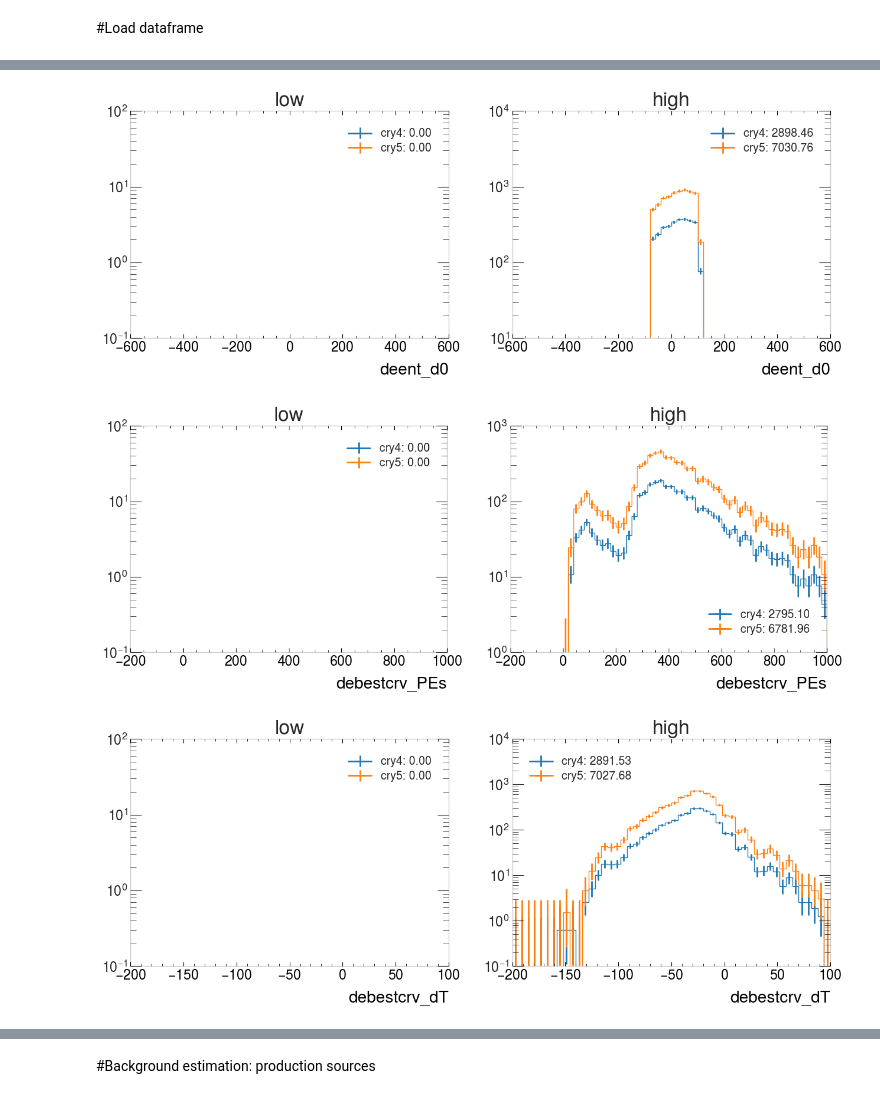
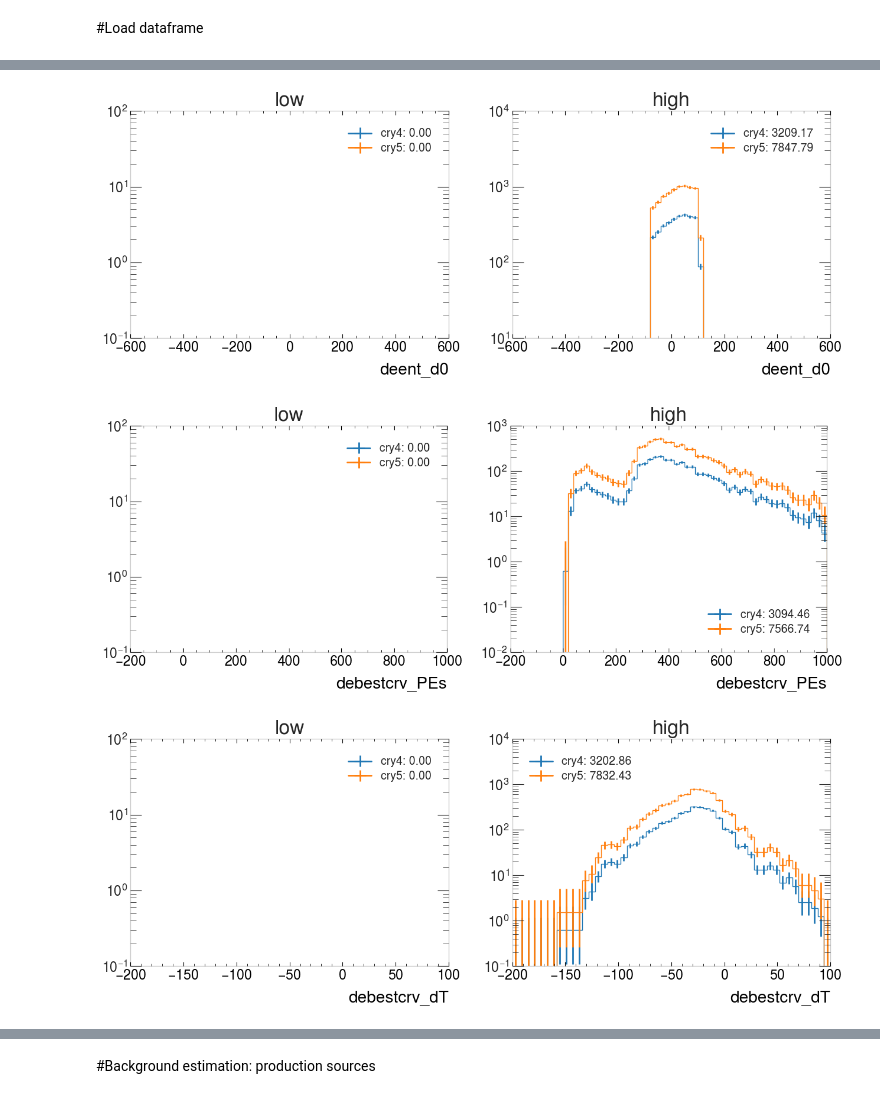
Before and after one commit to aamirkhanov/mu2e_crv, a Jupyter notebook: BackgroundEstimatorCRY5_v3.ipynb, the cells around one changed output, grey strips where cells are left out. Cells and saved outputs as stored; diff of their text form; code cells hidden in the pictures.

```diff
--- a/BackgroundEstimatorCRY5_v3.ipynb
+++ b/BackgroundEstimatorCRY5_v3.ipynb
@@ -88,9 +92,9 @@ cuts = [
     "(deent_td > 0.577350)",
     "(deent_td < 1.000)",
     "(deent_d0 > -80)",
-    "(deent_d0 < 105)",
-    "(deent_maxr > 450)",
-    "(deent_maxr < 680)"
+    "(deent_d0 < 105)"
+    #"(deent_maxr > 450)",
+    #"(deent_maxr < 680)"
 ]
 cut_tbox = " & ".join(cuts)
 
@@ -121,8 +125,8 @@ cuts = [
     "(deent_td > 0.577350)",
     "(deent_td < 1.000)",
     "(deent_d0 > -80)",
-    "(deent_d0 < 205)",
-    "(deent_maxr > 450)"
+    "(deent_d0 < 205)"
+    #"(deent_maxr > 450)"
 ]
 cut_lbox = " & ".join(cuts)
 
@@ -140,5 +144,12 @@ cut_current = cut_extmom+" & "+crv_time
 # %%
 #dfCRY4 = pd.read_hdf(h5fileCRY4, mode='r').query('lyield==%i & is_triggered' % 17000)
 dfCRY5 = pd.read_hdf(h5fileCRY5, mode='r', key='CRY5mixed').query('lyield==%i' % 17000)
+dfCRY5Old = pd.read_hdf(h5fileCRY5Old, mode='r', key='CRY5mixed').query('lyield==%i' % 17000)
+dfCRY5notMixed = pd.read_hdf(h5fileCRY5notMixed, mode='r', key='CRY5signal').query('lyield==%i' % 17000)
+dfCRY5notMixedOld = pd.read_hdf(h5fileCRY5notMixedOld, mode='r', key='CRY5signal').query('lyield==%i' % 17000)
+
 #dfCRY4.columns = dfCRY4.columns.str.replace('__', '_')
 dfCRY4 = dfCRY5
+
+dfCRY5Old.columns = dfCRY5Old.columns.str.replace('crvinfo', 'debestcrv')
+dfCRY5notMixedOld.columns = dfCRY5notMixedOld.columns.str.replace('crvinfo', 'debestcrv')
@@ -144,0 +200,22 @@ dfCRY4 = dfCRY5
+# %%
+#cut_tmp=cut_tbox+'& ue_status <= 0 & abs(demcpri_pdg) == 13 & crvsummarymc_z>-9999 &'+cut_t0
+cut_tmp=cut_tbox+'& ue_status <= 0 & abs(demcpri_pdg) == 13 &'+cut_t0
+#cut_tmp2=cut_tmp+'& debestcrv_PEs==0'
+
+#MIXED
+plt.hist(dfCRY5.query(cut_tmp)['debestcrv_dT'], range=(-500, 500), bins=100, histtype='step'); #trkana v02
+#plt.hist(dfCRY5Old.query(cut_tmp)['debestcrv_dT'], range=(-500, 500), bins=100, histtype='step'); #trkana v01
+
+#NOT MIXED
+plt.hist(dfCRY5notMixed.query(cut_tmp)['debestcrv_dT'], range=(-300, 300), bins=100, histtype='step'); #trkana v02
+#plt.hist(dfCRY5notMixedOld.query(cut_tmp)['debestcrv_dT'], range=(-300, 300), bins=100, histtype='step'); #trkana v01
+
+plt.axvline(-175, color='r', linestyle='--', linewidth=1)
+plt.axvline(50, color='r', linestyle='--', linewidth=1)
+plt.axvline(150, color='r', linestyle='--', linewidth=1)
+#30% wider -> dead time increased by ~30%
+
+plt.yscale('log')
+
+#plt.hist(dfCRY5.query(cut_tmp2)['debestcrv_dT'], range=(-300, 300), bins=100, histtype='step');
+#plt.hist(dfCRY5.query(cut_tmp)['debestcrv_PEs'], range=(0, 200), bins=200, histtype='step');
@@ -172,6 +251,8 @@ title=["low", "high"]
 for var in var_dict.keys():
   if "deent_z0" in var or "deent_om" in var:
     continue
+  if "demc_gen" in var or "deent_om" in var:
+    continue
 
   fig, axes = plt.subplots(nrows=1, ncols=2, figsize=(15,5))
   h = hist.Hist(
@@ -187,7 +268,8 @@ for var in var_dict.keys():
   for i in [0,1]:
     h.reset()
     h.fill(cat="cry4", x=dfCRY4.query(cut_tmp + '& is_high==%d'%i)[var].to_numpy())
-    h.fill(cat="cry5", x=dfCRY5.query(cut_tmp + '& is_high==%d'%i +'& demc_gen == 38')[var].to_numpy())
+    #h.fill(cat="cry5", x=dfCRY5Old.query(cut_tmp + '& is_high==%d'%i +'& demc_gen == 38')[var].to_numpy())
+    h.fill(cat="cry5", x=dfCRY5Old.query(cut_tmp + '& is_high==%d'%i)[var].to_numpy())
 
     h_tmp=(h["cry4", :] / nLTimesCRY4[i])
     h_tmp.plot(ax=axes[i], label='cry4: %.2f'%h_tmp.counts().sum())
@@ -210,3 +292,3 @@ for var in var_dict.keys():
-[figure, old version]
+[figure, new version]
-[figure, old version]
+[figure, new version]
-[figure, old version]
+[figure, new version]
```
Also changed, not shown: parts of 25 cells of this notebook.
